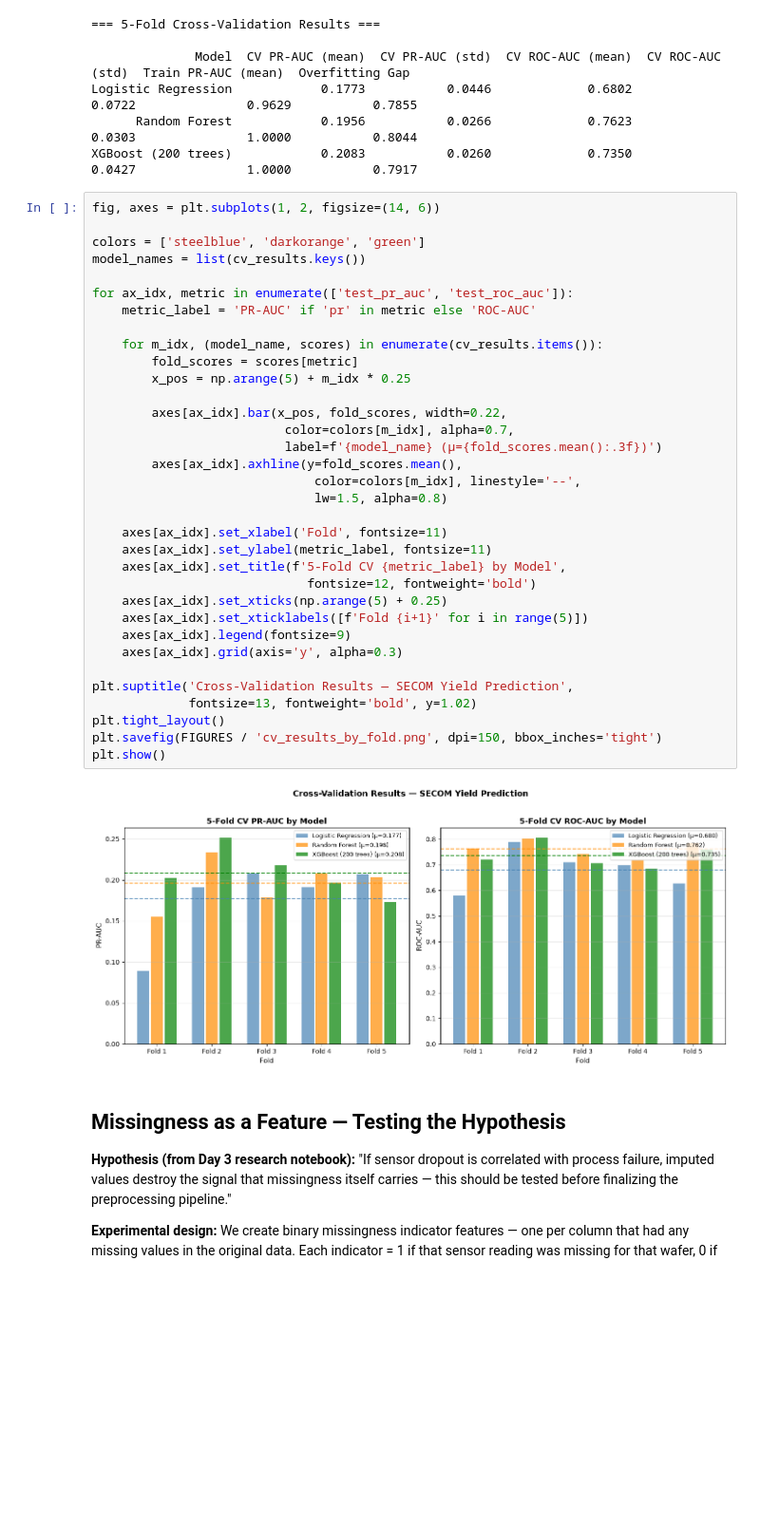
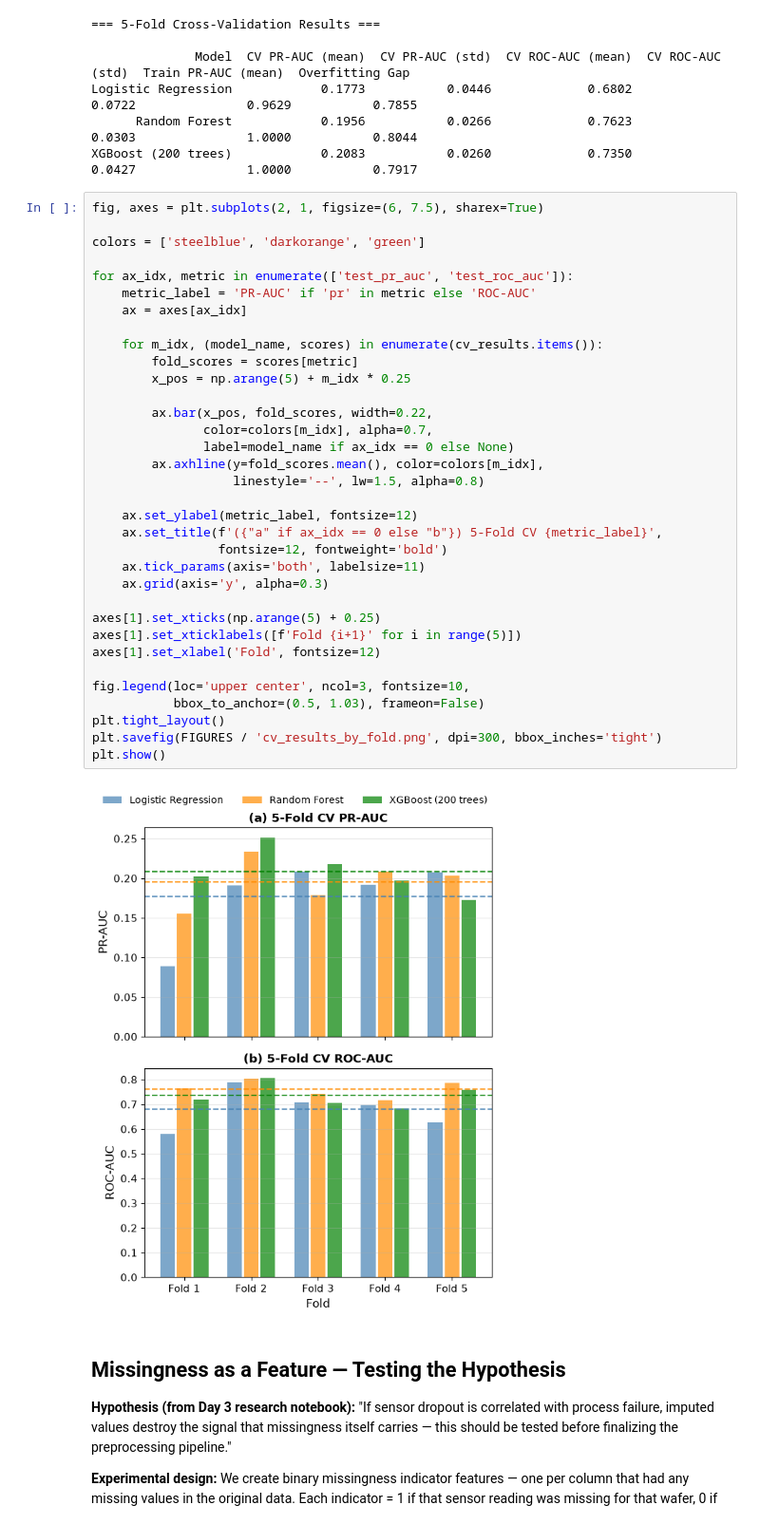
Before and after one commit to sudipkharel779-netizen/semiconductor-manufacturing-research, a Jupyter notebook: projects/01_secom_yield_prediction/notebooks/07_cross_validation.ipynb, the cells around one changed output. Shown at 95% size. Cells and saved outputs as stored; diff of their text form; blank space fills up the shorter version.

Commit message:
Final IEEE paper: PDF, LaTeX source, stacked Fig. 1 and updated CV plotting code

```diff
--- a/projects/01_secom_yield_prediction/notebooks/07_cross_validation.ipynb
+++ b/projects/01_secom_yield_prediction/notebooks/07_cross_validation.ipynb
@@ -212,41 +212,41 @@ Logistic Regression            0.1773           0.0446             0.6802
       Random Forest            0.1956           0.0266             0.7623            0.0303               1.0000           0.8044
 XGBoost (200 trees)            0.2083           0.0260             0.7350            0.0427               1.0000           0.7917
 # %%
-fig, axes = plt.subplots(1, 2, figsize=(14, 6))
+fig, axes = plt.subplots(2, 1, figsize=(6, 7.5), sharex=True)
 
 colors = ['steelblue', 'darkorange', 'green']
-model_names = list(cv_results.keys())
 
 for ax_idx, metric in enumerate(['test_pr_auc', 'test_roc_auc']):
     metric_label = 'PR-AUC' if 'pr' in metric else 'ROC-AUC'
+    ax = axes[ax_idx]
 
     for m_idx, (model_name, scores) in enumerate(cv_results.items()):
         fold_scores = scores[metric]
         x_pos = np.arange(5) + m_idx * 0.25
 
-        axes[ax_idx].bar(x_pos, fold_scores, width=0.22,
-                          color=colors[m_idx], alpha=0.7,
-                          label=f'{model_name} (μ={fold_scores.mean():.3f})')
-        axes[ax_idx].axhline(y=fold_scores.mean(),
-                              color=colors[m_idx], linestyle='--',
-                              lw=1.5, alpha=0.8)
+        ax.bar(x_pos, fold_scores, width=0.22,
+               color=colors[m_idx], alpha=0.7,
+               label=model_name if ax_idx == 0 else None)
+        ax.axhline(y=fold_scores.mean(), color=colors[m_idx],
+                   linestyle='--', lw=1.5, alpha=0.8)
 
-    axes[ax_idx].set_xlabel('Fold', fontsize=11)
-    axes[ax_idx].set_ylabel(metric_label, fontsize=11)
-    axes[ax_idx].set_title(f'5-Fold CV {metric_label} by Model',
-                             fontsize=12, fontweight='bold')
-    axes[ax_idx].set_xticks(np.arange(5) + 0.25)
-    axes[ax_idx].set_xticklabels([f'Fold {i+1}' for i in range(5)])
-    axes[ax_idx].legend(fontsize=9)
-    axes[ax_idx].grid(axis='y', alpha=0.3)
+    ax.set_ylabel(metric_label, fontsize=12)
+    ax.set_title(f'({"a" if ax_idx == 0 else "b"}) 5-Fold CV {metric_label}',
+                 fontsize=12, fontweight='bold')
+    ax.tick_params(axis='both', labelsize=11)
+    ax.grid(axis='y', alpha=0.3)
 
-plt.suptitle('Cross-Validation Results — SECOM Yield Prediction',
-             fontsize=13, fontweight='bold', y=1.02)
+axes[1].set_xticks(np.arange(5) + 0.25)
+axes[1].set_xticklabels([f'Fold {i+1}' for i in range(5)])
+axes[1].set_xlabel('Fold', fontsize=12)
+
+fig.legend(loc='upper center', ncol=3, fontsize=10,
+           bbox_to_anchor=(0.5, 1.03), frameon=False)
 plt.tight_layout()
-plt.savefig(FIGURES / 'cv_results_by_fold.png', dpi=150, bbox_inches='tight')
+plt.savefig(FIGURES / 'cv_results_by_fold.png', dpi=300, bbox_inches='tight')
 plt.show()
 # %% [output]
-[figure, old version]
+[figure, new version]
 # %% [markdown]
 ## Missingness as a Feature — Testing the Hypothesis
 
```
Also changed, not shown: 3 other files.
